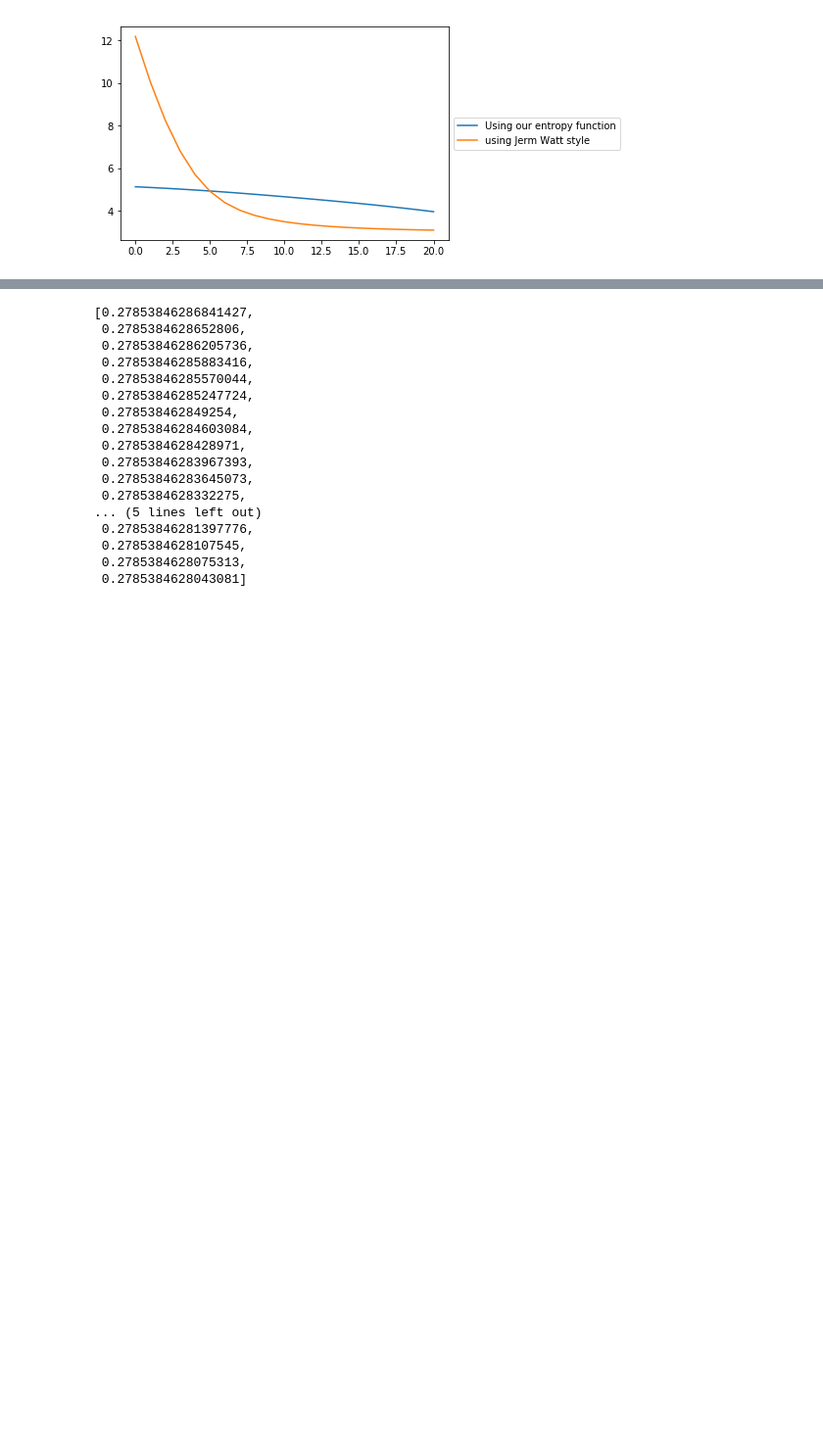
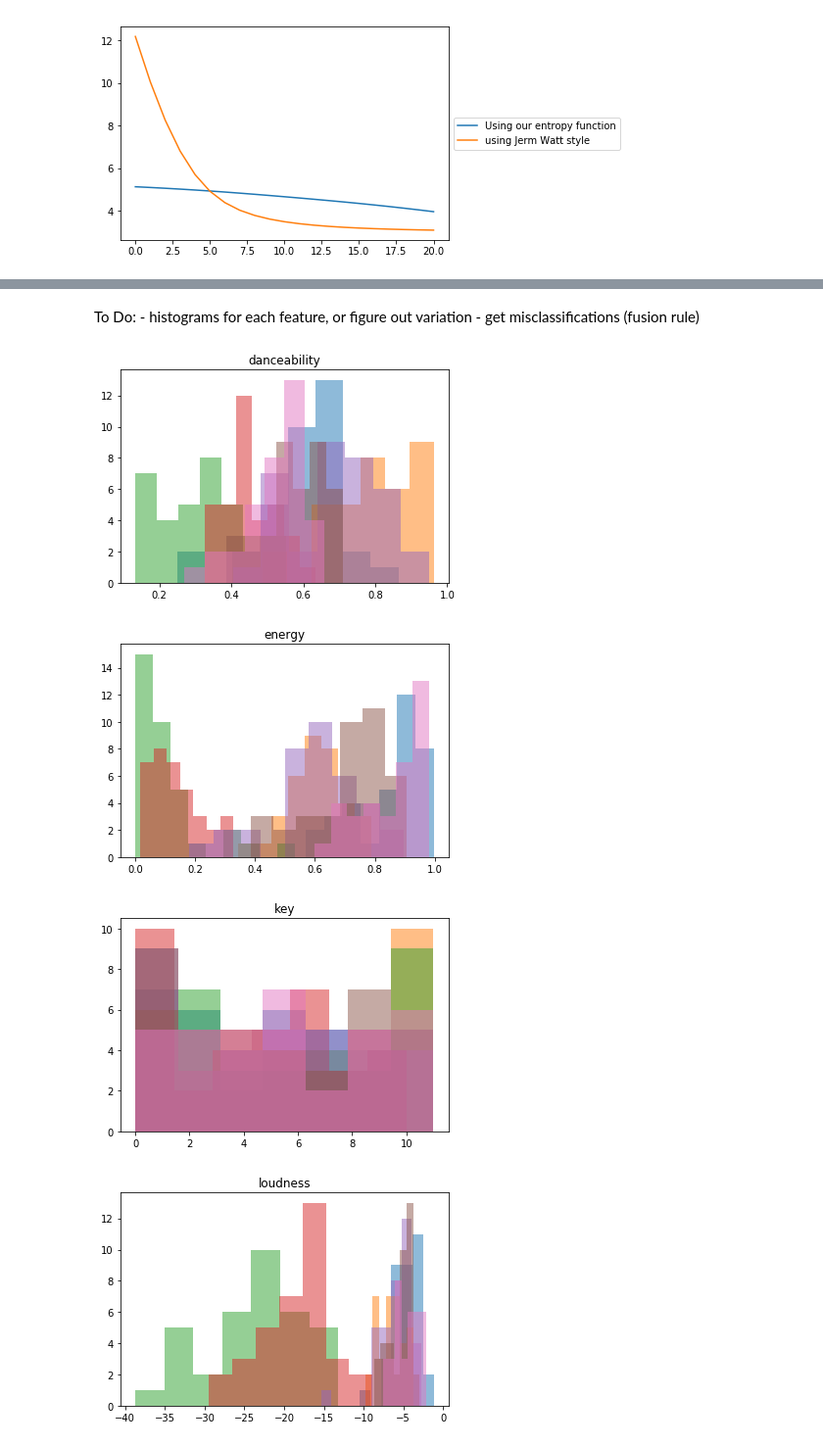
Before and after one commit to cfgong/spotifygenre, a Jupyter notebook: Cross Entropy.ipynb, the cells around one changed output, grey strips where cells are left out. Shown at 98% size. Drawn from its saved outputs; the diff is of its cells as text; code cells hidden in the pictures; blank space fills up the shorter version.

```diff
--- a/Cross Entropy.ipynb
+++ b/Cross Entropy.ipynb
@@ -166,20 +154,28 @@ Autograd ArrayBox with value 69.07754278987137
-# %%
-cost_history3
-# %% [output]
-[0.27853846286841427,
- 0.2785384628652806,
- 0.27853846286205736,
- 0.27853846285883416,
- 0.27853846285570044,
- 0.27853846285247724,
- 0.278538462849254,
- 0.27853846284603084,
- 0.2785384628428971,
- 0.27853846283967393,
- 0.27853846283645073,
- 0.2785384628332275,
-... (5 lines left out)
- 0.27853846281397776,
- 0.2785384628107545,
- 0.2785384628075313,
- 0.2785384628043081]
+# %% [markdown]
+To Do:
+    - histograms for each feature, or figure out variation
+    - get misclassifications (fusion rule)
+# %%
+def draw_feature_histograms():
+    classes_data = []
+    classes = len(np.unique(y))
+    # secure data for each class
+    for index in range(classes):
+        ind = np.argwhere(y_encoded[:, index] == 1) # look up that one classification
+        ind = np.concatenate(ind).ravel() # flatten the list
+
+        class_data = x[ind]
+        classes_data.append(class_data)
+    # go through each feature
+    for feature_index in range(len(attribute_names)):
+        # for each class
+        for index in range(classes):
+            plt.hist(classes_data[index][:, feature_index], bins="auto", alpha = 0.5)
+        plt.title(attribute_names[feature_index])
+        plt.show()
+draw_feature_histograms()
+# %% [output]
+[figure, added]
+[figure, added]
+[figure, added]
+[figure, added]
```
Also changed, not shown: parts of 5 cells of this notebook.
